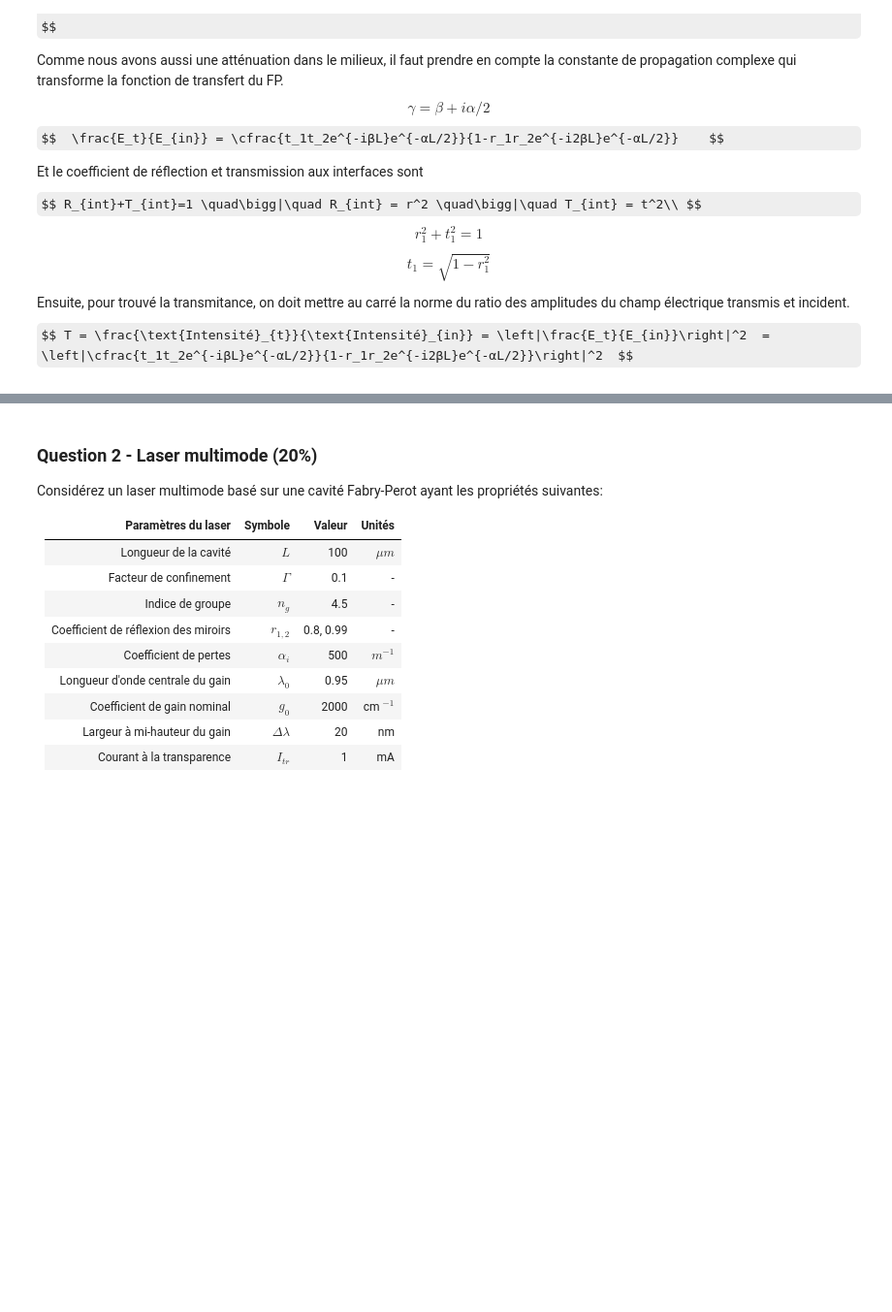
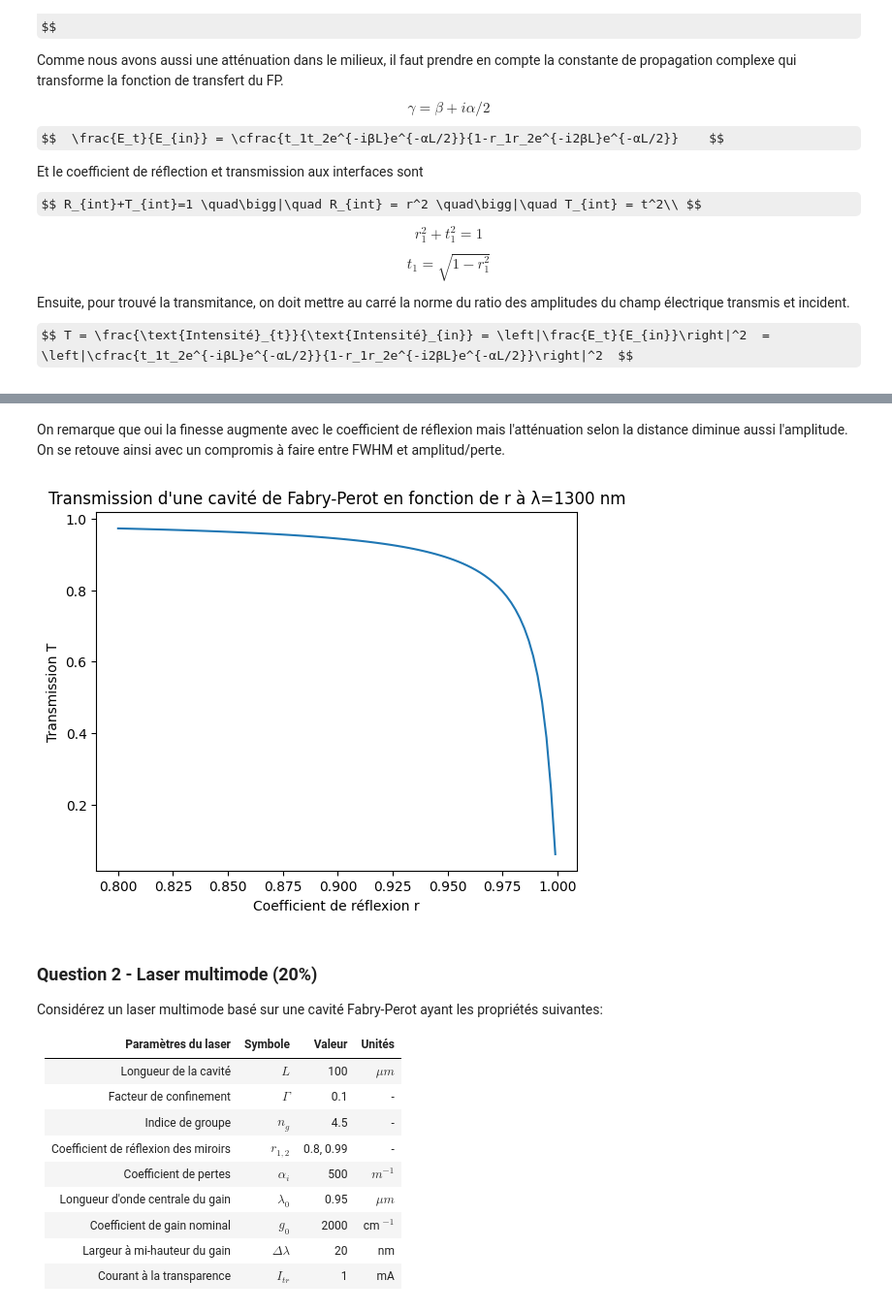
Before and after one commit to Belouse/Universit-Laval-Course, a Jupyter notebook: Ulaval Session 7 Automne 2025/Optoélectronique/Devoir 3/Devoir_3_opto_2025_ÉB.ipynb, the cells around one changed output, grey strips where cells are left out. Shown at 97% size. Cells and saved outputs as stored; diff of their text form; code cells hidden in the pictures; some formulas as TeX source; blank space fills up the shorter version.

```diff
--- a/Ulaval Session 7 Automne 2025/Optoélectronique/Devoir 3/Devoir_3_opto_2025_ÉB.ipynb
+++ b/Ulaval Session 7 Automne 2025/Optoélectronique/Devoir 3/Devoir_3_opto_2025_ÉB.ipynb
@@ -547,3 +580,21 @@ L_num1 = 2.653e-05 m | n_eff_num1 = 2.450 | α_dB_num1 = 10 dB/cm
+# %% [markdown]
+On remarque que oui la finesse augmente avec le coefficient de réflexion mais l'atténuation selon la distance diminue aussi l'amplitude. On se retouve ainsi avec un compromis à faire entre FWHM et amplitud/perte.
+# %%
+r_list_num1 = np.linspace(0.8, 0.999, 100)
+
+T_max_at_r = []
+for i in range(len(r_list_num1)):
+    r = r_list_num1[i]
+    T_num1 = calculate_transmission_FP(λ_1_num1, L_num1, n_eff_num1, α_dB_num1, r, r)
+    T_max_at_r.append(T_num1)
+
+plt.plot(r_list_num1, T_max_at_r)
+plt.xlabel("Coefficient de réflexion r")
+plt.ylabel("Transmission T")
+plt.title("Transmission d'une cavité de Fabry-Perot en fonction de r à λ=1300 nm")
+plt.show()
+# %% [output]
+[figure, added]
 # %% [markdown]
 ### Question 2 - Laser multimode (20%)
 Considérez un laser multimode basé sur une cavité Fabry-Perot ayant les propriétés suivantes:
```
Also changed, not shown: parts of 5 cells of this notebook.
